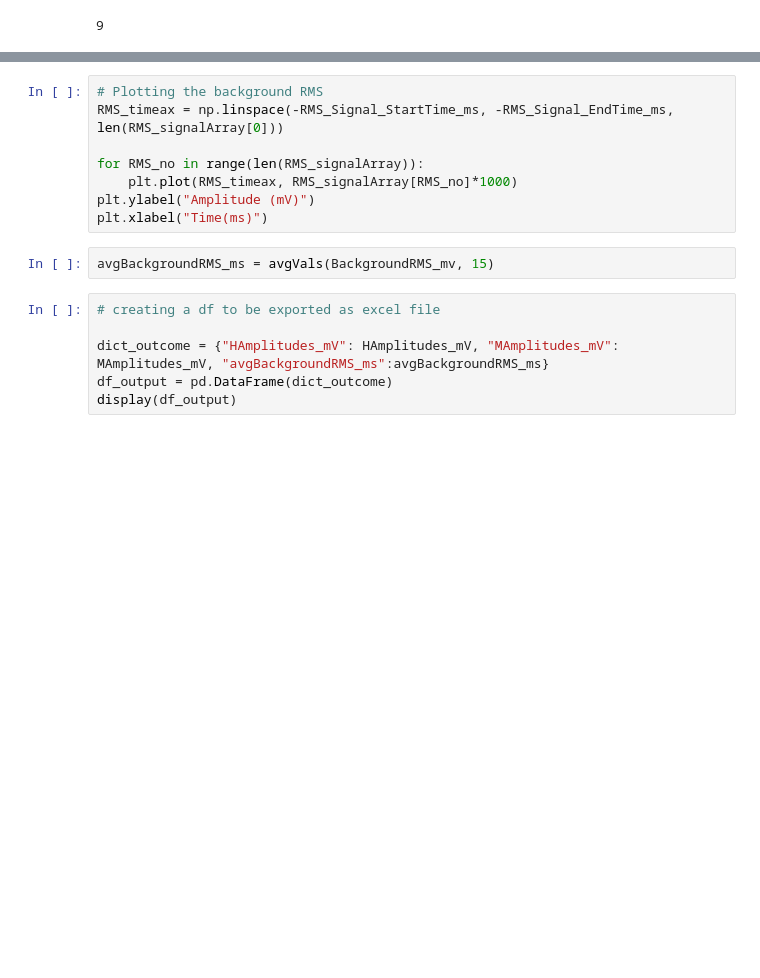
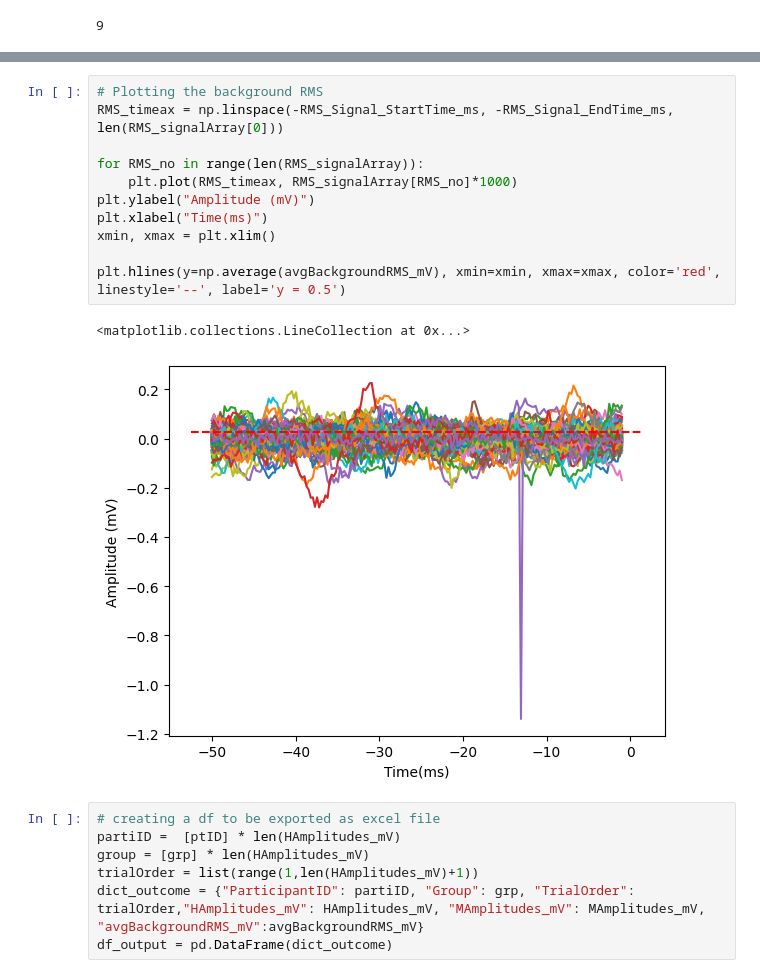
Before and after one commit to tarun17arora/GitRepository_LabChartHReflex, a Jupyter notebook: Pipeline_HMAnalysis.ipynb, the cells around one changed output, grey strips where cells are left out. Saved outputs shown, nothing was run; the diff lists cells and outputs as text; blank space fills up the shorter version.

```diff
--- a/Pipeline_HMAnalysis.ipynb
+++ b/Pipeline_HMAnalysis.ipynb
@@ -133,19 +121,24 @@ NameError: name 'pre_time_ms' is not defined
 # %%
 # Plotting the background RMS
 RMS_timeax = np.linspace(-RMS_Signal_StartTime_ms, -RMS_Signal_EndTime_ms, len(RMS_signalArray[0]))
 
 for RMS_no in range(len(RMS_signalArray)):
     plt.plot(RMS_timeax, RMS_signalArray[RMS_no]*1000)
 plt.ylabel("Amplitude (mV)")
 plt.xlabel("Time(ms)")
+xmin, xmax = plt.xlim()
+
+plt.hlines(y=np.average(avgBackgroundRMS_mV), xmin=xmin, xmax=xmax, color='red', linestyle='--', label='y = 0.5')
+# %% [output]
+<matplotlib.collections.LineCollection at 0x...>
+[figure, added]
-# %%
-avgBackgroundRMS_ms = avgVals(BackgroundRMS_mv, 15)
 # %%
 # creating a df to be exported as excel file
-
-dict_outcome = {"HAmplitudes_mV": HAmplitudes_mV, "MAmplitudes_mV": MAmplitudes_mV, "avgBackgroundRMS_ms":avgBackgroundRMS_ms}
+partiID =  [ptID] * len(HAmplitudes_mV)
+group = [grp] * len(HAmplitudes_mV)
+trialOrder = list(range(1,len(HAmplitudes_mV)+1))
+dict_outcome = {"ParticipantID": partiID, "Group": grp, "TrialOrder": trialOrder,"HAmplitudes_mV": HAmplitudes_mV, "MAmplitudes_mV": MAmplitudes_mV, "avgBackgroundRMS_mV":avgBackgroundRMS_mV}
 df_output = pd.DataFrame(dict_outcome)
-display(df_output)
 # %%
 # reading conditions from XL
 df_frmXL = pd.read_excel(xlData,sheet_name="Standing (ShortTrials)", usecols="B", skiprows=8, nrows=15)
```
Also changed, not shown: parts of 11 cells of this notebook, 3 other files.
